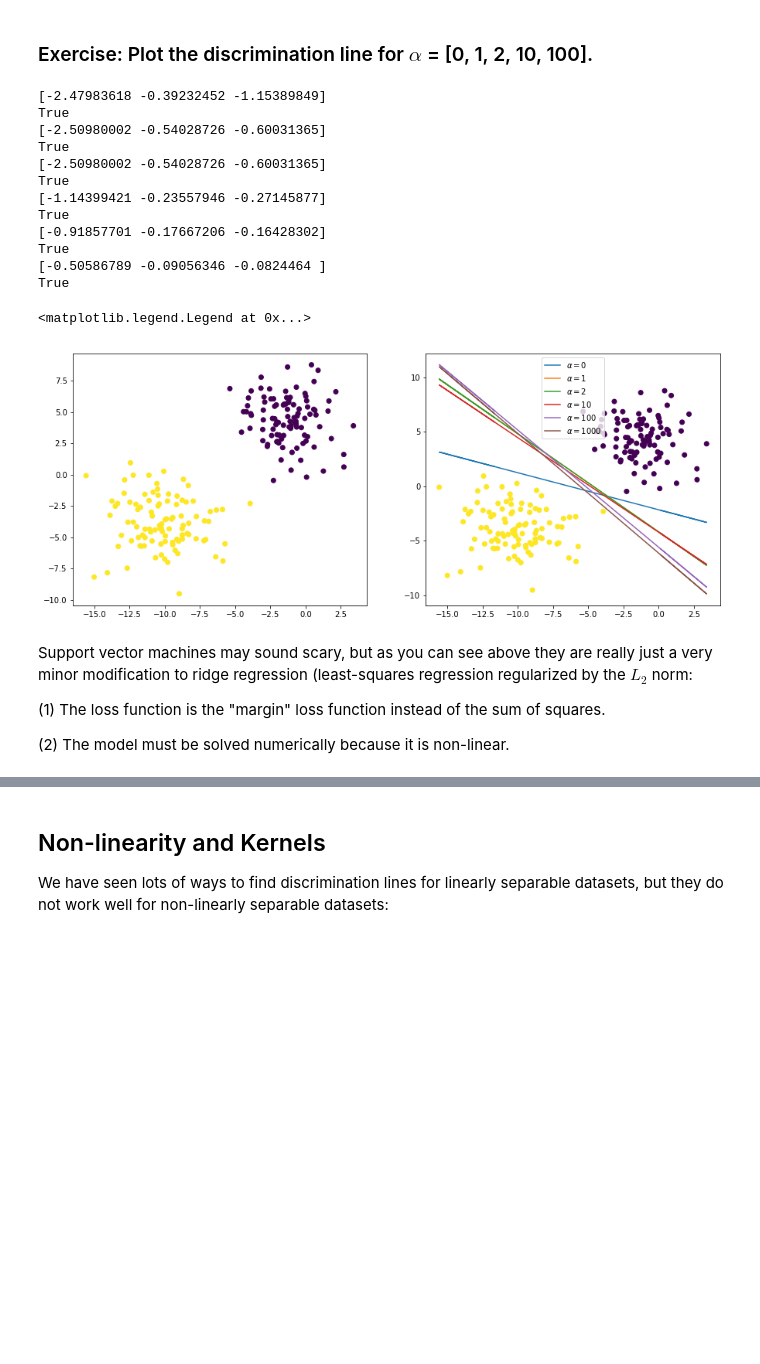
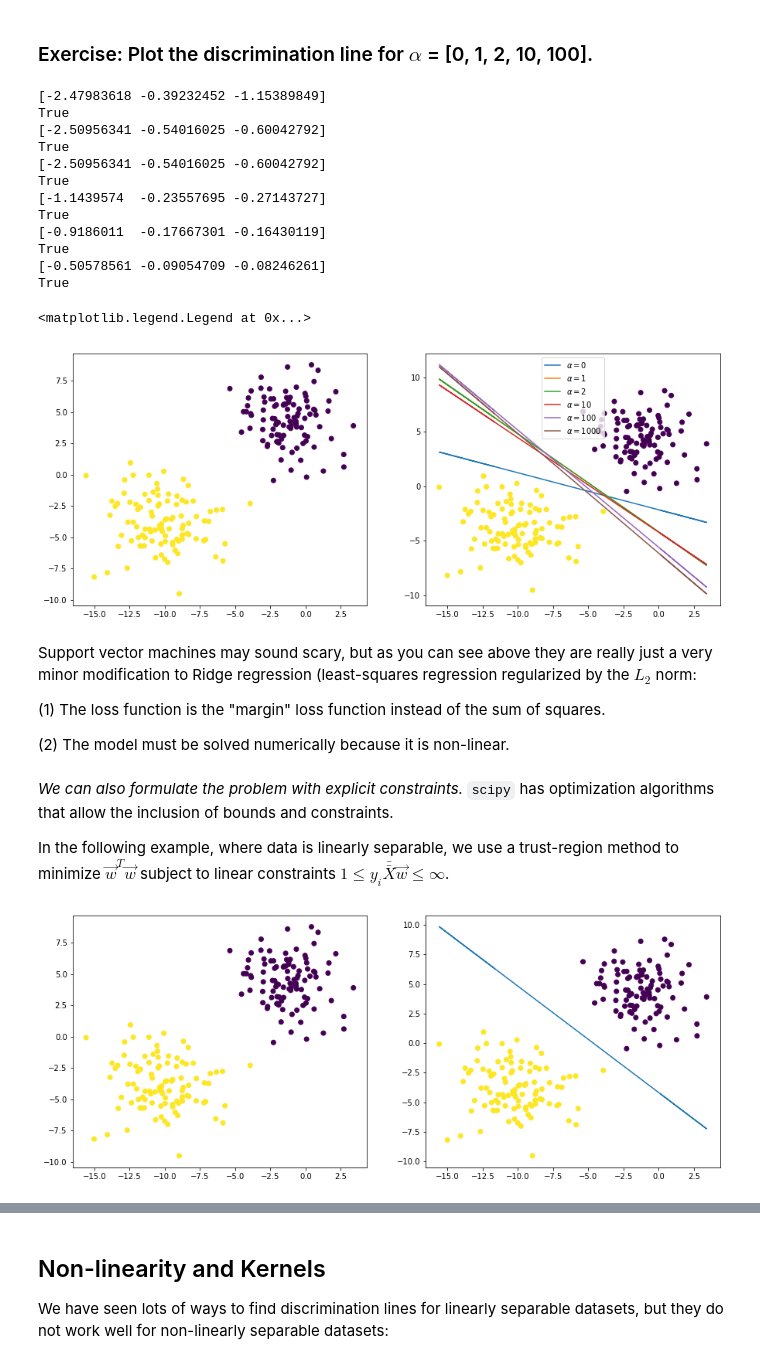
Before and after one commit to medford-group/data_analytics_ChE, a Jupyter notebook: 3-classification/lecture-support_vector_machines.ipynb, the cells around one changed output, grey strips where cells are left out. Drawn from its saved outputs; the diff is of its cells as text; code cells hidden in the pictures; blank space fills up the shorter version.

Commit message:
Explicit constraints cases added.

```diff
--- a/3-classification/lecture-support_vector_machines.ipynb
+++ b/3-classification/lecture-support_vector_machines.ipynb
@@ -119,9 +119,11 @@ fig, axes = plt.subplots(1,2,figsize=(15,6))
 axes[0].scatter(X[:,0],X[:,1],c=y)
 axes[1].scatter(X[:,0],X[:,1],c=y)
 
-w_svm = [0, 0, 0]
+w_svm = [0., 0., 0.]
 for alpha in [0, 1, 2, 10, 100, 1000]:
-    result = minimize(regularized_cost, w_svm, args=(X, y, alpha), method='Nelder-Mead')
+    result = minimize(regularized_cost, w_svm, args=(X, y, alpha), method='Nelder-Mead',\
+                     options={'fatol':1e-12,'xatol':1e-12,\
+                               'maxiter':int(1e8),'maxfev':int(1e8),'disp':False})
     w_svm = result.x
     print(w_svm)
     print(result.success)
@@ -138,21 +140,45 @@ axes[1].legend()
 # %% [output]
 [-2.47983618 -0.39232452 -1.15389849]
 True
-[-2.50980002 -0.54028726 -0.60031365]
+[-2.50956341 -0.54016025 -0.60042792]
 True
-[-2.50980002 -0.54028726 -0.60031365]
+[-2.50956341 -0.54016025 -0.60042792]
 True
-[-1.14399421 -0.23557946 -0.27145877]
+[-1.1439574  -0.23557695 -0.27143727]
 True
-[-0.91857701 -0.17667206 -0.16428302]
+[-0.9186011  -0.17667301 -0.16430119]
 True
-[-0.50586789 -0.09056346 -0.0824464 ]
+[-0.50578561 -0.09054709 -0.08246261]
 True
 <matplotlib.legend.Legend at 0x...>
 [figure]
 # %% [markdown]
-Support vector machines may sound scary, but as you can see above they are really just a very minor modification to ridge regression (least-squares regression regularized by the $L_2$ norm:
+Support vector machines may sound scary, but as you can see above they are really just a very minor modification to Ridge regression (least-squares regression regularized by the $L_2$ norm:
 
 (1) The loss function is the "margin" loss function instead of the sum of squares.
 
 (2) The model must be solved numerically because it is non-linear.
+# %% [markdown]
+*We can also formulate the problem with explicit constraints.* `scipy` has optimization algorithms that allow the inclusion of bounds and constraints.
+
+In the following example, where data is linearly separable, we use a trust-region method to minimize $\vec{w}^T\vec{w}$ subject to linear constraints
+$1\le y_i \bar{\bar{X}}\vec{w}\le\infty$.
+# %%
+from scipy.optimize import minimize, Bounds, LinearConstraint
+
+X_ = X.copy()
+X_ = np.concatenate((X_,np.ones([X_.shape[0],1])),axis=1)*y.reshape(-1,1)
+
+cons = [LinearConstraint(X_,[1.]*len(y),[np.inf]*len(y))]
+fun = lambda w : np.dot(w[:-1].T,w[:-1])
+r = minimize(fun,x0=[1.,1.,1.],method='trust-constr',constraints=cons)
+w = r.x
+
+fig, axes = plt.subplots(1,2,figsize=(15,6))
+axes[0].scatter(X[:,0],X[:,1],c=y)
+axes[1].scatter(X[:,0],X[:,1],c=prediction)
+
+#plot line
+axes[1].plot(X[:,0], -w[0]/w[1]*X[:,0]-w[2]/w[1], ls='-');
+# %% [output]
+[figure, added]
```
Also changed, not shown: parts of 7 cells of this notebook.
